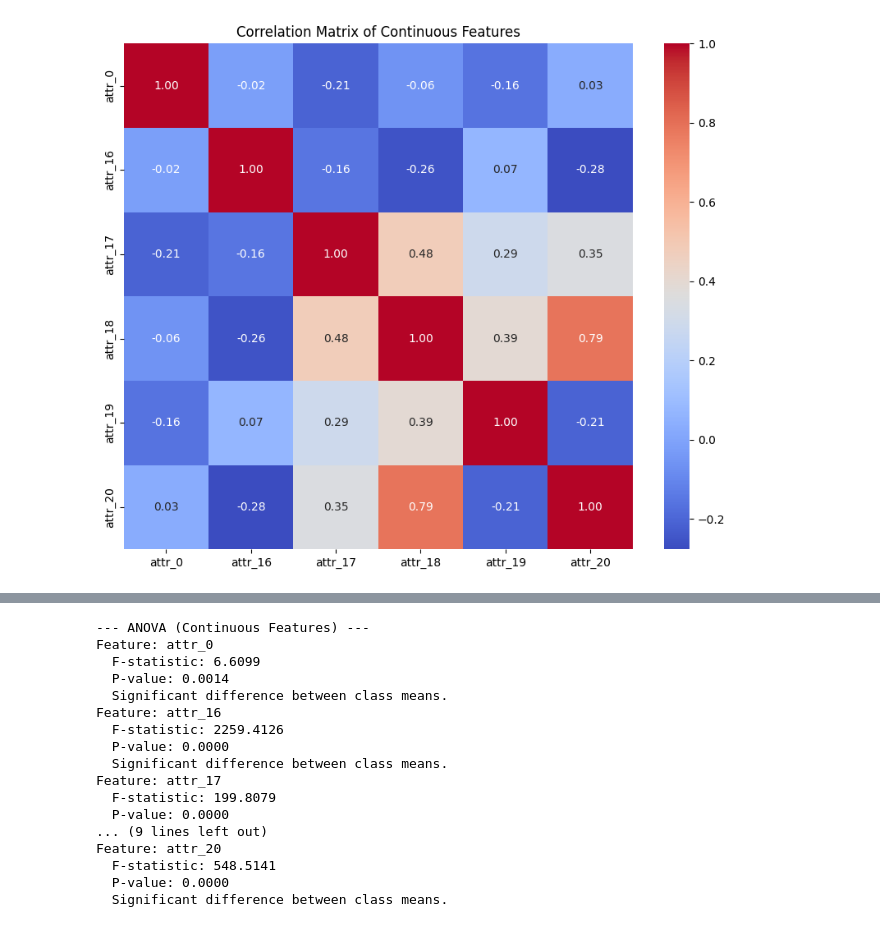
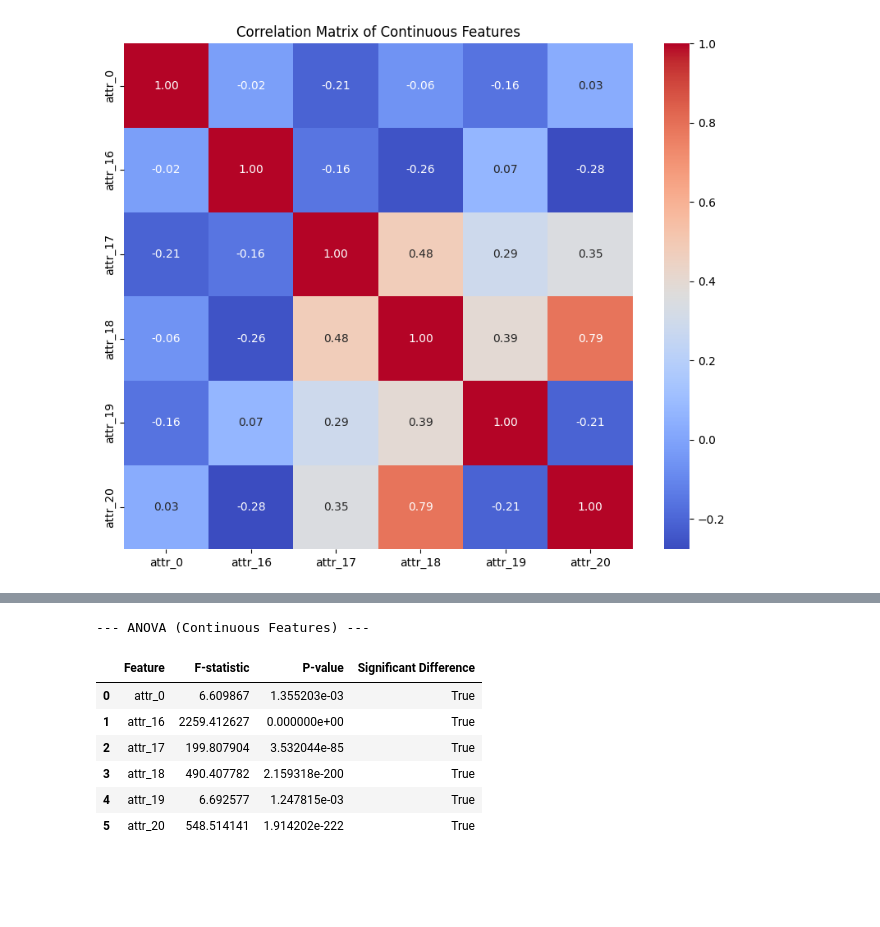
Before and after one commit to ChelsyMena/svm-classification, a Jupyter notebook: dataset_exploration.ipynb, the cells around one changed output, grey strips where cells are left out. Drawn from its saved outputs; the diff is of its cells as text; code cells hidden in the pictures; blank space fills up the shorter version.

```diff
--- a/dataset_exploration.ipynb
+++ b/dataset_exploration.ipynb
@@ -161,21 +161,3 @@ plt.tight_layout()
 plt.show()
 # %% [output]
 [figure]
-# %%
-# Count plots for binary features
-binary_cols = [col for col in X.columns if X[col].dtype == 'int64']
-
-if binary_cols:  # Check if binary_cols is not empty
-    num_binary_cols = len(binary_cols)
-    num_rows = (num_binary_cols + 2) // 3  # Calculate rows needed for subplots
-    plt.figure(figsize=(15, 5 * num_rows))
-
-    for i, col in enumerate(binary_cols):
-        plt.subplot(num_rows, 3, i + 1)
-        sns.countplot(x=X[col], hue=y)
-        plt.title(f'Countplot of {col}')
-        plt.legend(title='Class')
-    plt.tight_layout()
-    plt.show()
-else:
-    print("No binary columns found.")
@@ -228,5 +208,7 @@ else:
 # %%
 from scipy.stats import f_oneway, ttest_ind
+
+anova_df = pd.DataFrame(columns=['Feature', 'F-statistic', 'P-value', 'Significant Difference'])
 
 # ANOVA
 print("\n--- ANOVA (Continuous Features) ---")
@@ -239,37 +221,34 @@ if len(np.unique(y)) > 2:  # Check if there are more than 2 classes
         # Perform ANOVA
         if len(groups)>1 and all(len(group) > 0 for group in groups): #Avoids errors caused by empty groups
             f_statistic, p_value = f_oneway(*groups)  # *groups unpacks the list
-            print(f"Feature: {col}")
-            print(f"  F-statistic: {f_statistic:.4f}")
-            print(f"  P-value: {p_value:.4f}")
+            # print(f"Feature: {col}")
+            # print(f"  F-statistic: {f_statistic:.4f}")
+            # print(f"  P-value: {p_value:.4f}")
 
             # Interpretation
-            if p_value < 0.05:
-                print("  Significant difference between class means.")
-            else:
-                print("  No significant difference between class means.")
+            # if p_value < 0.05:
+            #     print("  Significant difference between class means.")
+            # else:
+            #     print("  No significant difference between class means.")
+
+            # Store results in a DataFrame
+            anova_df.loc[len(anova_df)] = [col, f_statistic, p_value, p_value < 0.05]
         else:
             print(f'{col} cannot perform ANOVA because there are empty groups')
 else:
     print("ANOVA not applicable (only 2 or fewer classes).")
 # %% [output]
 --- ANOVA (Continuous Features) ---
-Feature: attr_0
-  F-statistic: 6.6099
-  P-value: 0.0014
-  Significant difference between class means.
-Feature: attr_16
-  F-statistic: 2259.4126
-  P-value: 0.0000
-  Significant difference between class means.
-Feature: attr_17
-  F-statistic: 199.8079
-  P-value: 0.0000
-... (9 lines left out)
-Feature: attr_20
-  F-statistic: 548.5141
-  P-value: 0.0000
-  Significant difference between class means.
+# %%
+anova_df
+# %% [output]
+|  | Feature | F-statistic | P-value | Significant Difference |
+| 0 | attr_0 | 6.609867 | 1.355203e-03 | True |
+| 1 | attr_16 | 2259.412627 | 0.000000e+00 | True |
+| 2 | attr_17 | 199.807904 | 3.532044e-85 | True |
+| 3 | attr_18 | 490.407782 | 2.159318e-200 | True |
+| 4 | attr_19 | 6.692577 | 1.247815e-03 | True |
+| 5 | attr_20 | 548.514141 | 1.914202e-222 | True |
 # %%
 print("\n--- t-tests (Continuous Features) ---")
 unique_classes = np.unique(y)
```
Also changed, not shown: parts of 7 cells of this notebook, 2 other files.
